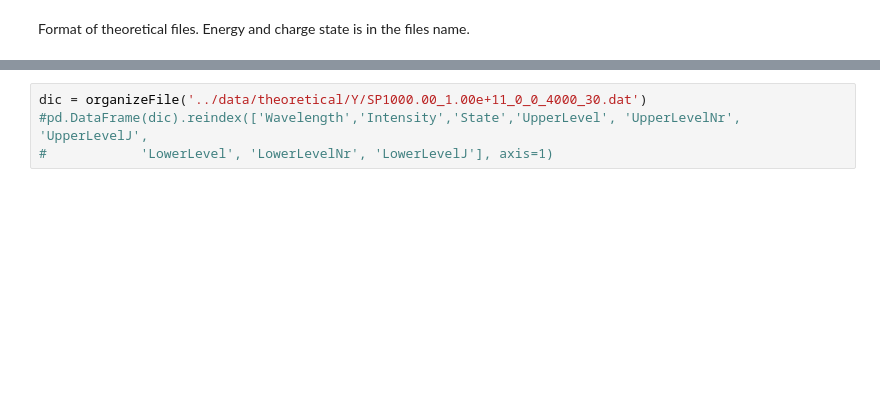
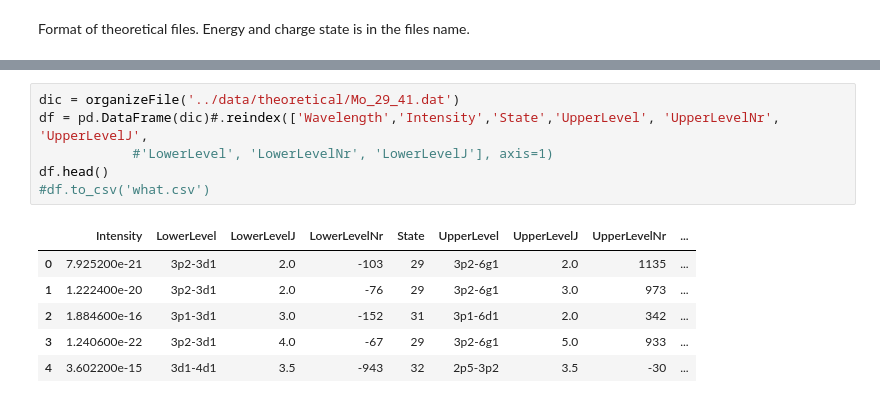
Before and after one commit to licshire/euv_spectroscopy, a Jupyter notebook: data_prep/theoretical_prep.ipynb, the cells around one changed output, grey strips where cells are left out. Drawn from its saved outputs; the diff is of its cells as text; blank space fills up the shorter version.

```diff
--- a/data_prep/theoretical_prep.ipynb
+++ b/data_prep/theoretical_prep.ipynb
@@ -48,8 +68,17 @@ def organizeFile(fname):
             'LowerLevel':llevel, 'LowerLevelNr':llevelnr, 'LowerLevelJ':llevelJ
            }
 # %%
-dic = organizeFile('../data/theoretical/Y/SP1000.00_1.00e+11_0_0_4000_30.dat')
-#pd.DataFrame(dic).reindex(['Wavelength','Intensity','State','UpperLevel', 'UpperLevelNr', 'UpperLevelJ',
-#            'LowerLevel', 'LowerLevelNr', 'LowerLevelJ'], axis=1)
+dic = organizeFile('../data/theoretical/Mo_29_41.dat')
+df = pd.DataFrame(dic)#.reindex(['Wavelength','Intensity','State','UpperLevel', 'UpperLevelNr', 'UpperLevelJ',
+            #'LowerLevel', 'LowerLevelNr', 'LowerLevelJ'], axis=1)
+df.head()
+#df.to_csv('what.csv')
+# %% [output]
+|  | Intensity | LowerLevel | LowerLevelJ | LowerLevelNr | State | UpperLevel | UpperLevelJ | UpperLevelNr | ... |
+| 0 | 7.925200e-21 | 3p2-3d1 | 2.0 | -103 | 29 | 3p2-6g1 | 2.0 | 1135 | ... |
+| 1 | 1.222400e-20 | 3p2-3d1 | 2.0 | -76 | 29 | 3p2-6g1 | 3.0 | 973 | ... |
+| 2 | 1.884600e-16 | 3p1-3d1 | 3.0 | -152 | 31 | 3p1-6d1 | 2.0 | 342 | ... |
+| 3 | 1.240600e-22 | 3p2-3d1 | 4.0 | -67 | 29 | 3p2-6g1 | 5.0 | 933 | ... |
+| 4 | 3.602200e-15 | 3d1-4d1 | 3.5 | -943 | 32 | 2p5-3p2 | 3.5 | -30 | ... |
 # %%
 firstloop = 1
```
Also changed, not shown: parts of 7 cells of this notebook.
